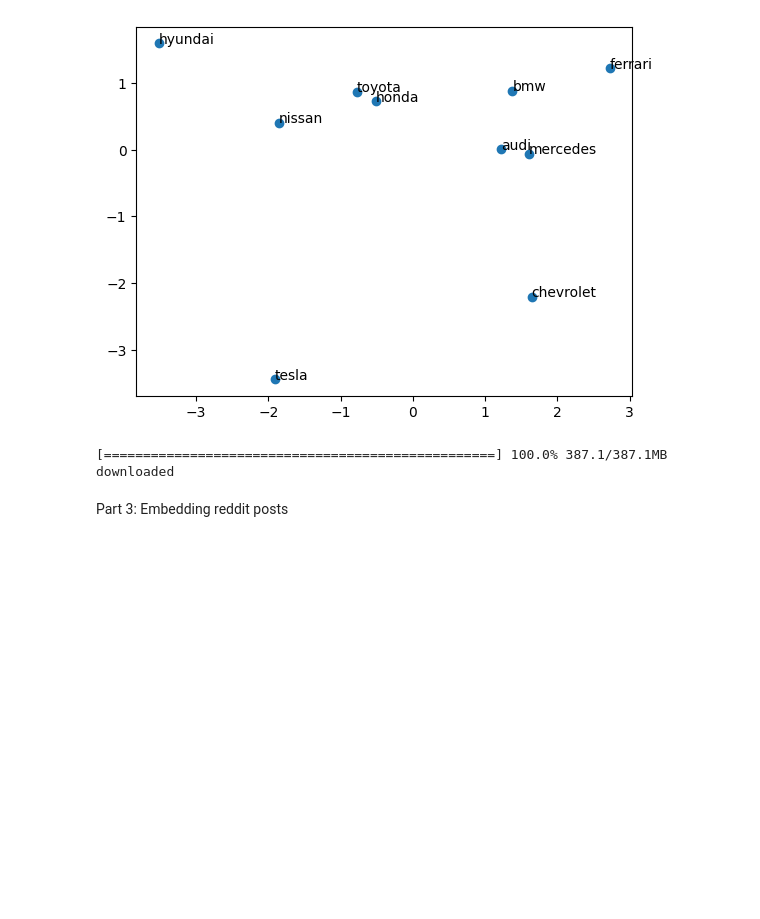
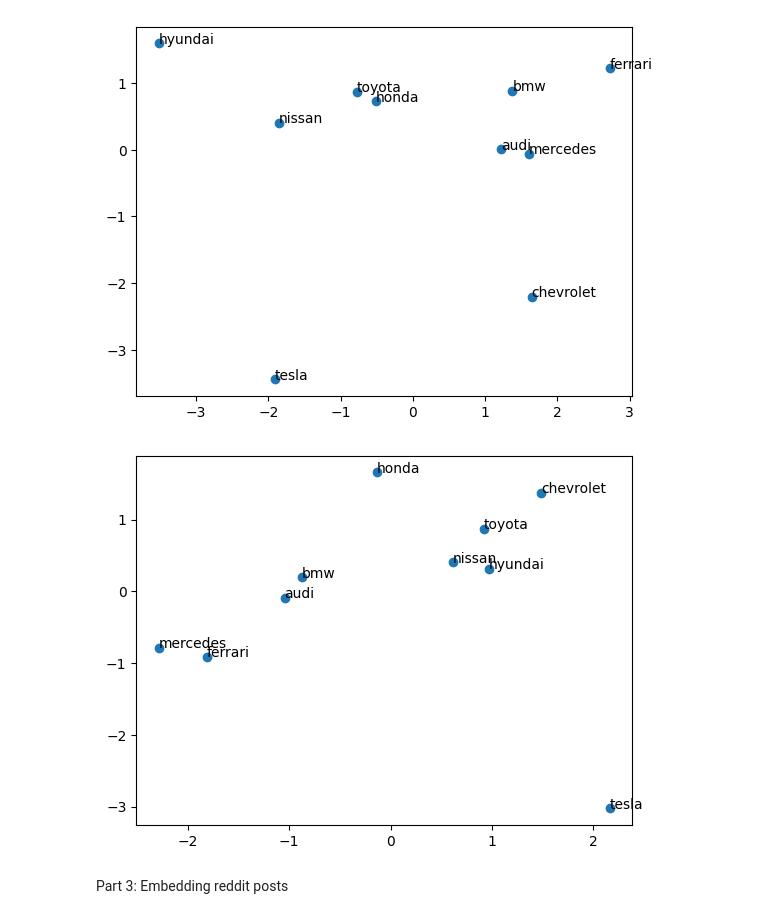
Before and after one commit to qyye11/project3-embeddings, a Jupyter notebook: project-3.ipynb, the cells around one changed output. Drawn from its saved outputs; the diff is of its cells as text; code cells hidden in the pictures; blank space fills up the shorter version.

```diff
--- a/project-3.ipynb
+++ b/project-3.ipynb
@@ -157,12 +157,29 @@ plt.show()
 #We can see that the words are clustered together in a way that makes sense. For example, the luxury car brands are clustered together, and the more affordable car brands are clustered together.
 # %% [output]
 [figure]
-# %%
-# repeat the process with a different pre-trained model and the same set of words.
-# What has changed in the embedding space? What might this have to do with the training data?
-twitter_model= gensim.downloader.load("glove-twitter-100")
-# %% [output]
-[==================================================] 100.0% 387.1/387.1MB downloaded
+# %%
+# repeat the process with a different pre-trained model and the same set of words.
+# What has changed in the embedding space? What might this have to do with the training data?
+twitter_model= gensim.downloader.load("glove-twitter-100")
+
+words=["toyota", "honda", "bmw", "audi", "mercedes", "ferrari", "chevrolet", "hyundai", "tesla", "nissan", ]
+
+X=[twitter_model[word] for word in words]
+
+pca=PCA(n_components=2)
+
+X_pca=pca.fit_transform(X)
+
+plt.scatter(X_pca[:,0],X_pca[:,1])
+
+for i, word in enumerate(words):
+    plt.annotate(word, (X_pca[i,0],X_pca[i,1]))
+
+plt.show()
+
+#I found that the words are not clustered together in a way that makes sense. This is likely because the twitter model was trained on twitter data, which is very different from wikipedia data. Twitter data is more informal and may contain more slang and abbreviations, which could affect the embeddings.
+# %% [output]
+[figure, added]
 # %% [markdown]
 Part 3: Embedding reddit posts
 # %%
```
Also changed, not shown: parts of 13 cells of this notebook.
